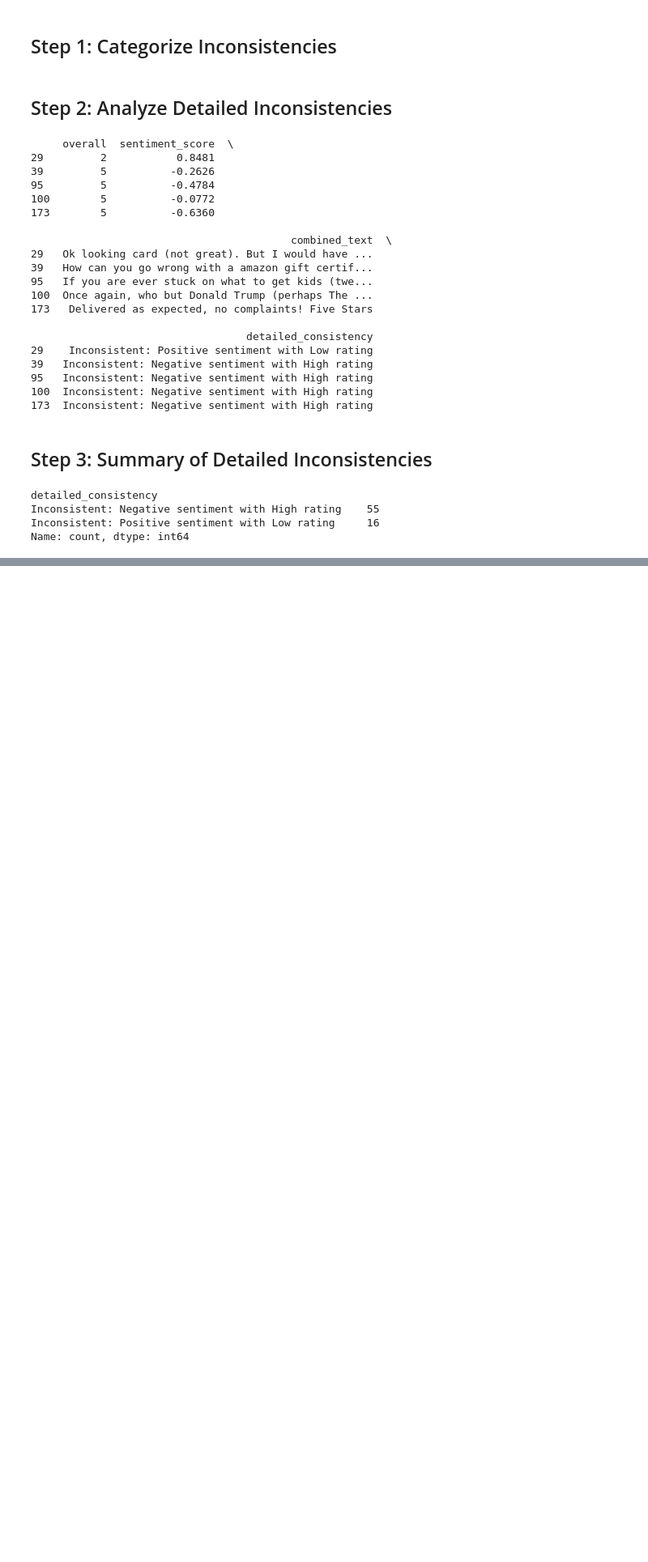
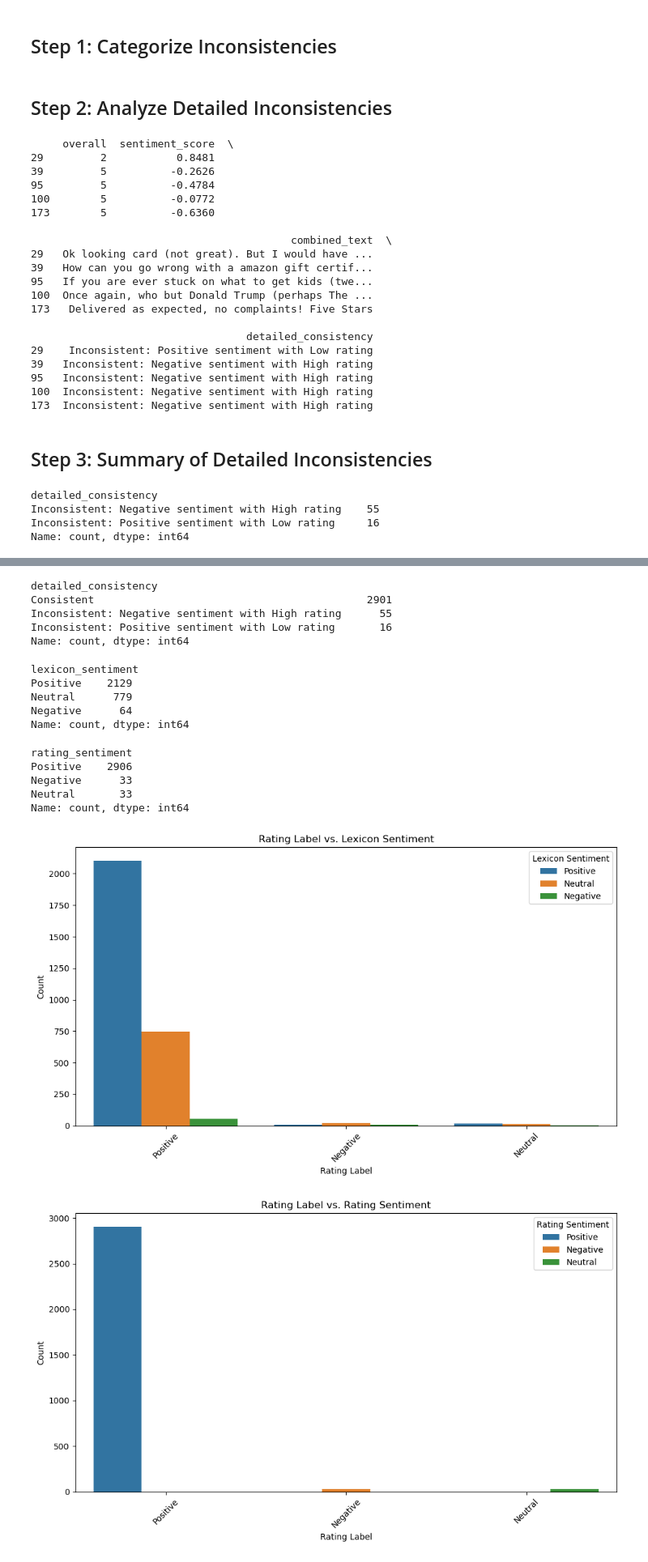
Before and after one commit to josmuniz/Sentimental-analysis-of-amazon-Gift_Card-reviews, a Jupyter notebook: COMP262_GROUP5_PROJECT_v5.ipynb, the cells around one changed output, grey strips where cells are left out. Shown at 81% size. Saved outputs shown, nothing was run; the diff lists cells and outputs as text; code cells hidden in the pictures; blank space fills up the shorter version.

```diff
--- a/COMP262_GROUP5_PROJECT_v5.ipynb
+++ b/COMP262_GROUP5_PROJECT_v5.ipynb
@@ -621,0 +709,55 @@ Name: count, dtype: int64
+# %%
+rating_vader_detailed_consistency = df['detailed_consistency'].value_counts()
+print(rating_vader_detailed_consistency)
+# %% [output]
+detailed_consistency
+Consistent                                           2901
+Inconsistent: Negative sentiment with High rating      55
+Inconsistent: Positive sentiment with Low rating       16
+Name: count, dtype: int64
+# %%
+rating_lexicon_sentiment = df['lexicon_sentiment'].value_counts()
+print(rating_lexicon_sentiment)
+# %% [output]
+lexicon_sentiment
+Positive    2129
+Neutral      779
+Negative      64
+Name: count, dtype: int64
+# %%
+rating_lexicon = df['rating_sentiment'].value_counts()
+print(rating_lexicon)
+# %% [output]
+rating_sentiment
+Positive    2906
+Negative      33
+Neutral       33
+Name: count, dtype: int64
+# %%
+import matplotlib.pyplot as plt
+import seaborn as sns
+
+# Plot 1: Rating Label vs. Lexicon Sentiment
+plt.figure(figsize=(10, 6))
+sns.countplot(x='rating_label', hue='lexicon_sentiment', data=df)
+plt.title('Rating Label vs. Lexicon Sentiment')
+plt.xlabel('Rating Label')
+plt.ylabel('Count')
+plt.legend(title='Lexicon Sentiment')
+plt.xticks(rotation=45)
+plt.tight_layout()
+plt.show()
+
+# Plot 2: Rating Label vs. Rating Sentiment
+plt.figure(figsize=(10, 6))
+sns.countplot(x='rating_label', hue='rating_sentiment', data=df)
+plt.title('Rating Label vs. Rating Sentiment')
+plt.xlabel('Rating Label')
+plt.ylabel('Count')
+plt.legend(title='Rating Sentiment')
+plt.xticks(rotation=45)
+plt.tight_layout()
+plt.show()
+# %% [output]
+[figure, added]
+[figure, added]
```
Also changed, not shown: parts of 8 cells of this notebook, 1 other file.
